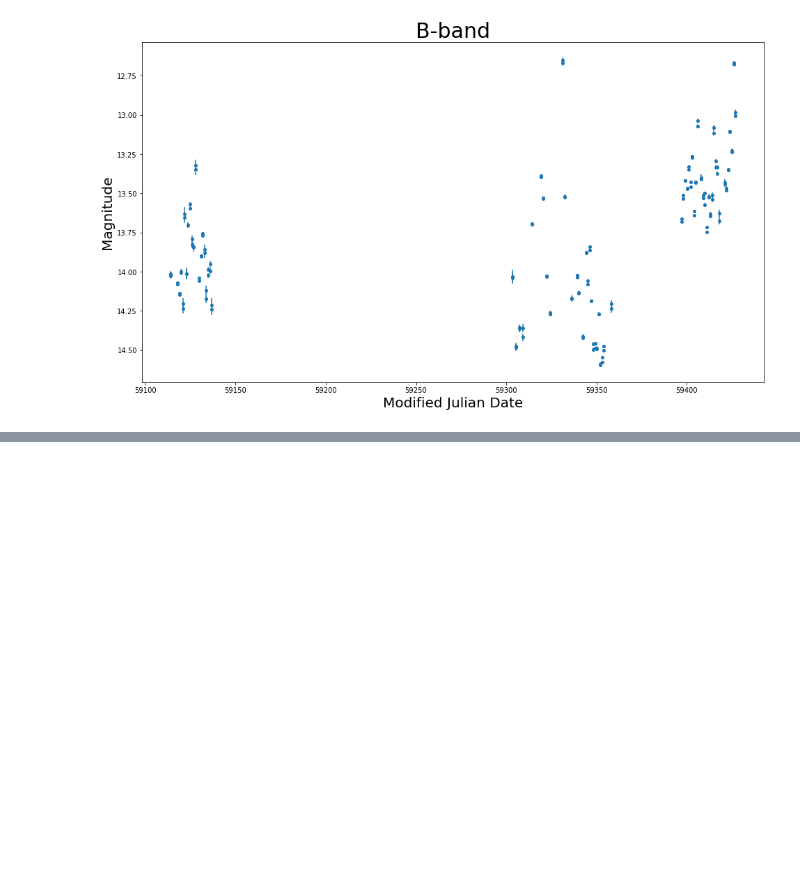
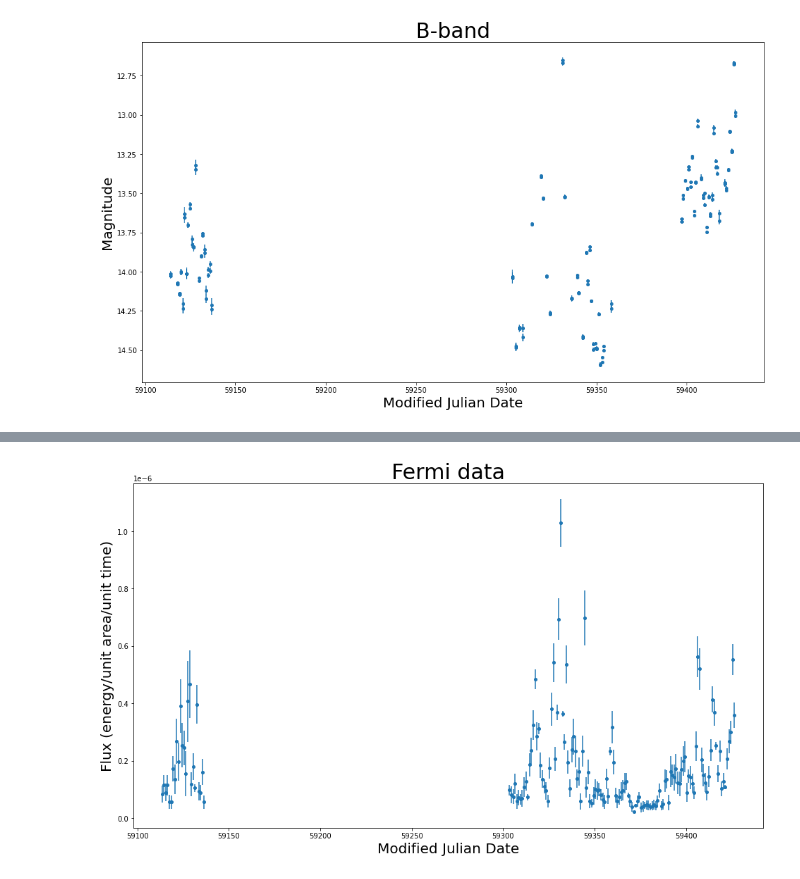
Before and after one commit to alexischatterley/BL_Lac_Graphing_Code, a Jupyter notebook: BL_Lac_Plots.ipynb, the cells around one changed output, grey strips where cells are left out. Cells and saved outputs as stored; diff of their text form; code cells hidden in the pictures; blank space fills up the shorter version.

```diff
--- a/BL_Lac_Plots.ipynb
+++ b/BL_Lac_Plots.ipynb
@@ -31,0 +46,14 @@ plt.show()
+# %%
+Fermi_data = pd.read_csv('Fermi_data.csv')
+i = plt.figure()
+i.set_figwidth(16)
+i.set_figheight(9)
+plt.errorbar(Fermi_data.MJD, Fermi_data.Flux, Fermi_data.Flux_err, marker='o', ms=4, linestyle='none')
+#plt.gca().invert_yaxis()
+plt.title("Fermi data", fontsize=30)
+plt.xlabel("Modified Julian Date", fontsize=20)
+plt.ylabel("Flux (energy/unit area/unit time)", fontsize=20)
+i.savefig("Fermi_data.jpeg")
+plt.show()
+# %% [output]
+[figure, added]
```
Also changed, not shown: parts of 3 cells of this notebook.
